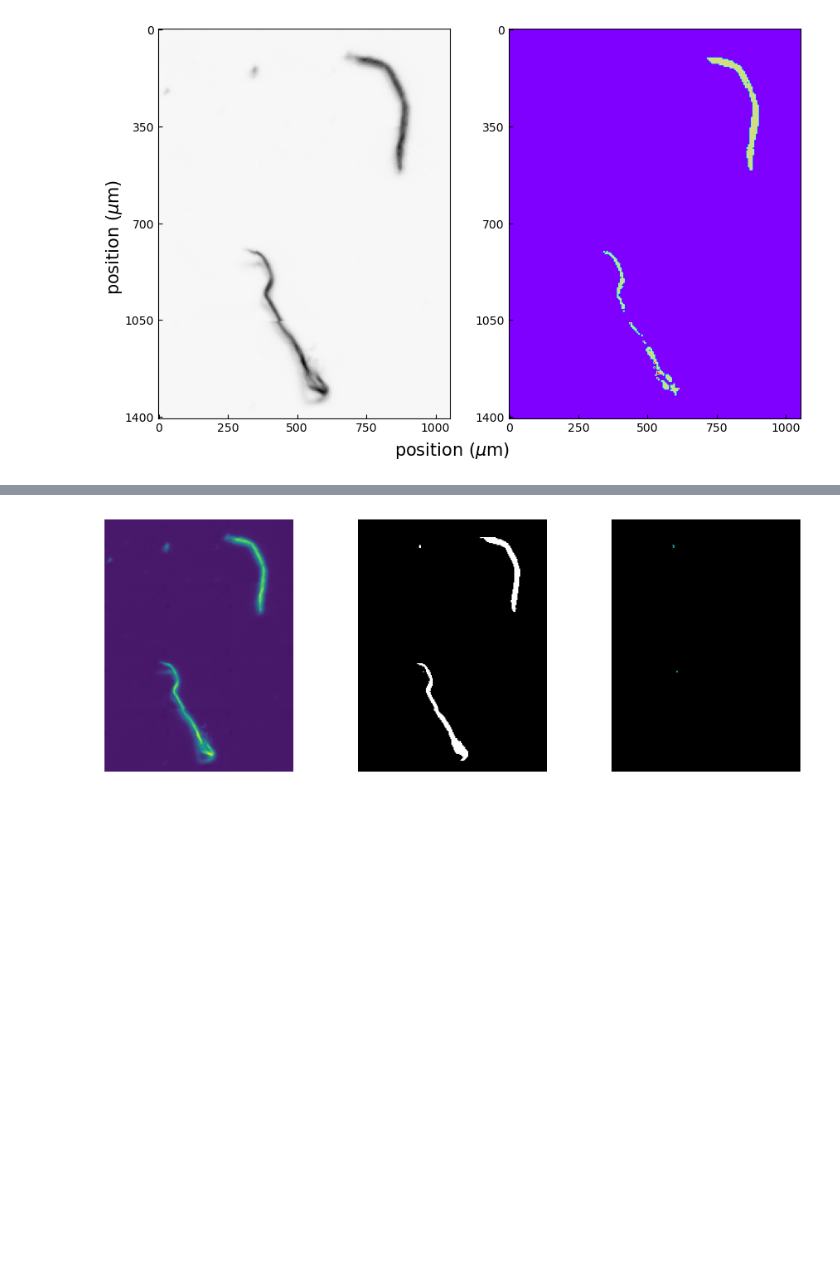
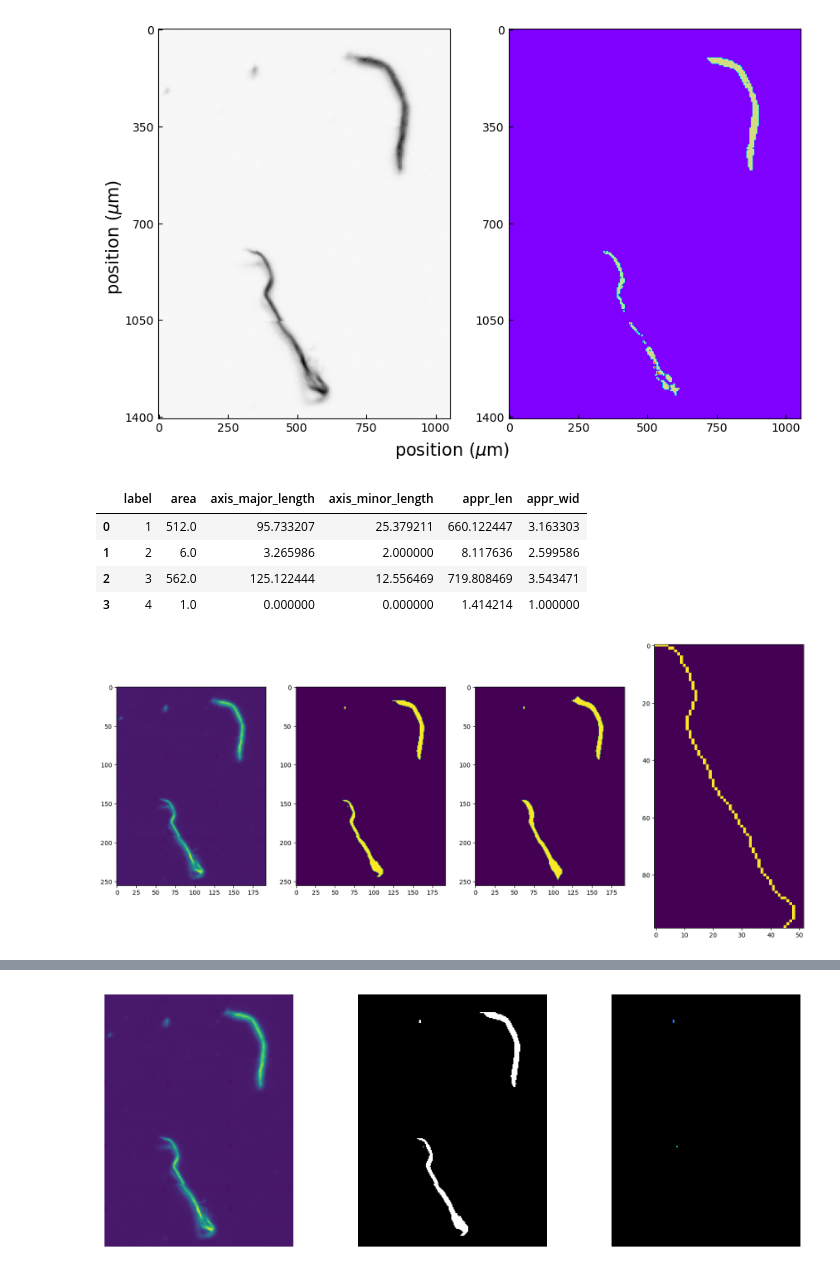
Before and after one commit to Ocean-Wise/agilent-ir-formats, a Jupyter notebook: practice_notebook.ipynb, the cells around one changed output, grey strips where cells are left out. Saved outputs shown, nothing was run; the diff lists cells and outputs as text; code cells hidden in the pictures; blank space fills up the shorter version.

Commit message:
appr width and length

```diff
--- a/practice_notebook.ipynb
+++ b/practice_notebook.ipynb
@@ -143,0 +132,38 @@ im = ndimage.gaussian_filter(im, sigma=l/(4.*n))
+# %%
+#from skimage import morphology, measure
+
+from skimage.morphology import disk, closing, medial_axis, skeletonize
+from skimage.measure import label, regionprops, regionprops_table
+
+im = reader.total_image
+mask = im > 500*im.mean()
+clsd = closing(mask,disk(20))
+fig, axs = plt.subplots(1,4,figsize=(20,15))
+axs[0].imshow(im)
+axs[1].imshow(mask)
+axs[2].imshow(clsd)
+
+
+lbls, ns = label(mask, return_num = True)
+props = regionprops(lbls)
+
+#len(props)
+axs[3].imshow(skeletonize(props[2].image))
+#props[3].orientation
+
+def appr_len(region):
+    q = np.arctan(np.shape(region)[0]/np.shape(region)[1])
+    return (np.sum(region))*((np.sqrt(2)-1)*(np.sin(2*q)**2)+1)
+
+def appr_wid(region):
+    skel, distance = medial_axis(region, return_distance=True)
+    return np.mean([k for k in distance.flatten() if k >= np.max(distance.flatten())/2])
+
+pd.DataFrame(regionprops_table(lbls, properties = ['label','area','axis_major_length', 'axis_minor_length'], extra_properties = (appr_len,appr_wid,)))
+# %% [output]
+|  | label | area | axis_major_length | axis_minor_length | appr_len | appr_wid |
+| 0 | 1 | 512.0 | 95.733207 | 25.379211 | 660.122447 | 3.163303 |
+| 1 | 2 | 6.0 | 3.265986 | 2.000000 | 8.117636 | 2.599586 |
+| 2 | 3 | 562.0 | 125.122444 | 12.556469 | 719.808469 | 3.543471 |
+| 3 | 4 | 1.0 | 0.000000 | 0.000000 | 1.414214 | 1.000000 |
+[figure, added]
```
Also changed, not shown: parts of 5 cells of this notebook.
